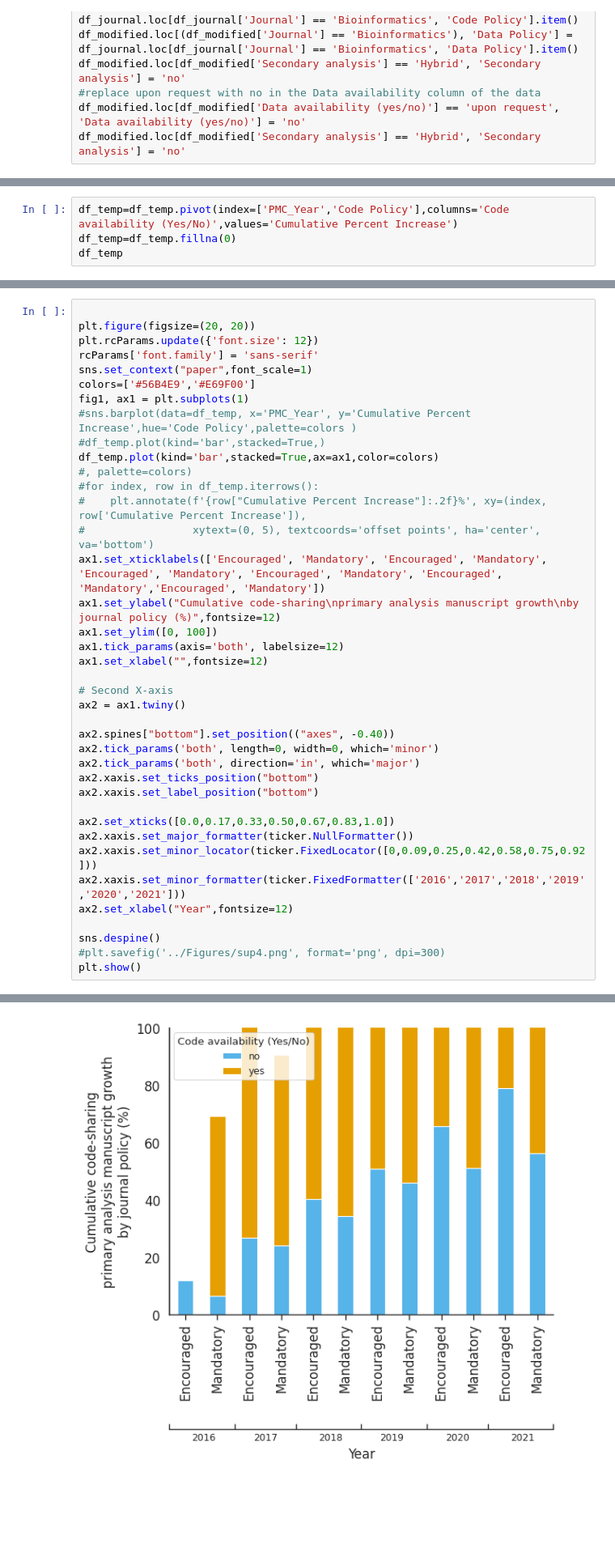
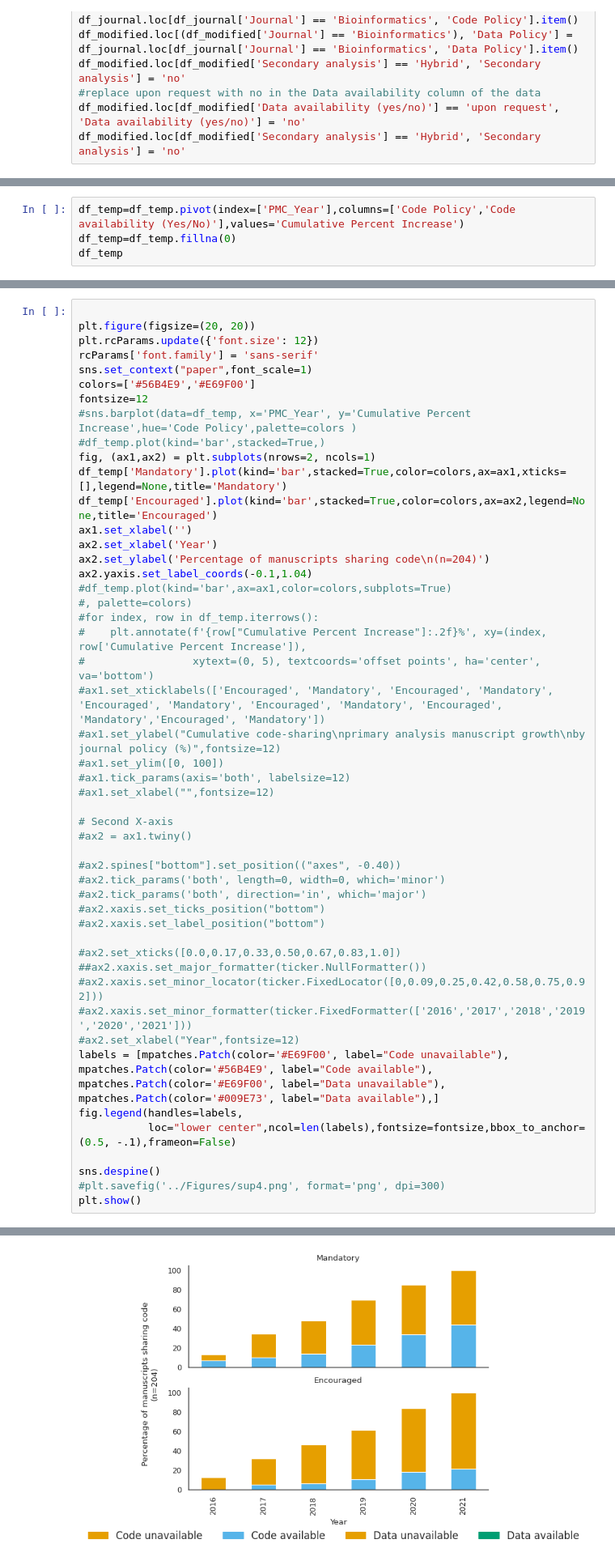
Before and after one commit to Mangul-Lab-USC/code-availability, a Jupyter notebook: notebooks/Figures.ipynb, the cells around one changed output, grey strips where cells are left out. Shown at 81% size. Cells and saved outputs as stored; diff of their text form; blank space fills up the shorter version.

Commit message:
fixed figure structure

```diff
--- a/notebooks/Figures.ipynb
+++ b/notebooks/Figures.ipynb
@@ -1184,5 +1206,5 @@ See the caveats in the documentation: https://pandas.pydata.org/pandas-docs/stab
 # %%
-df_temp=df_temp.pivot(index=['PMC_Year','Code Policy'],columns='Code availability (Yes/No)',values='Cumulative Percent Increase')
+df_temp=df_temp.pivot(index=['PMC_Year'],columns=['Code Policy','Code availability (Yes/No)'],values='Cumulative Percent Increase')
 df_temp=df_temp.fillna(0)
 df_temp
 # %% [output]
@@ -1203,45 +1220,58 @@ df_temp
 # %%
 
 plt.figure(figsize=(20, 20))
 plt.rcParams.update({'font.size': 12})
 rcParams['font.family'] = 'sans-serif'
 sns.set_context("paper",font_scale=1)
 colors=['#56B4E9','#E69F00']
-fig1, ax1 = plt.subplots(1)
+fontsize=12
 #sns.barplot(data=df_temp, x='PMC_Year', y='Cumulative Percent Increase',hue='Code Policy',palette=colors )
 #df_temp.plot(kind='bar',stacked=True,)
-df_temp.plot(kind='bar',stacked=True,ax=ax1,color=colors)
+fig, (ax1,ax2) = plt.subplots(nrows=2, ncols=1)
+df_temp['Mandatory'].plot(kind='bar',stacked=True,color=colors,ax=ax1,xticks=[],legend=None,title='Mandatory')
+df_temp['Encouraged'].plot(kind='bar',stacked=True,color=colors,ax=ax2,legend=None,title='Encouraged')
+ax1.set_xlabel('')
+ax2.set_xlabel('Year')
+ax2.set_ylabel('Percentage of manuscripts sharing code\n(n=204)')
+ax2.yaxis.set_label_coords(-0.1,1.04)
+#df_temp.plot(kind='bar',ax=ax1,color=colors,subplots=True)
 #, palette=colors)
 #for index, row in df_temp.iterrows():
 #    plt.annotate(f'{row["Cumulative Percent Increase"]:.2f}%', xy=(index, row['Cumulative Percent Increase']),
 #                 xytext=(0, 5), textcoords='offset points', ha='center', va='bottom')
-ax1.set_xticklabels(['Encouraged', 'Mandatory', 'Encouraged', 'Mandatory', 'Encouraged', 'Mandatory', 'Encouraged', 'Mandatory', 'Encouraged', 'Mandatory','Encouraged', 'Mandatory'])
-ax1.set_ylabel("Cumulative code-sharing\nprimary analysis manuscript growth\nby journal policy (%)",fontsize=12)
-ax1.set_ylim([0, 100])
-ax1.tick_params(axis='both', labelsize=12)
-ax1.set_xlabel("",fontsize=12)
+#ax1.set_xticklabels(['Encouraged', 'Mandatory', 'Encouraged', 'Mandatory', 'Encouraged', 'Mandatory', 'Encouraged', 'Mandatory', 'Encouraged', 'Mandatory','Encouraged', 'Mandatory'])
+#ax1.set_ylabel("Cumulative code-sharing\nprimary analysis manuscript growth\nby journal policy (%)",fontsize=12)
+#ax1.set_ylim([0, 100])
+#ax1.tick_params(axis='both', labelsize=12)
+#ax1.set_xlabel("",fontsize=12)
 
 # Second X-axis
-ax2 = ax1.twiny()
+#ax2 = ax1.twiny()
 
-ax2.spines["bottom"].set_position(("axes", -0.40))
-ax2.tick_params('both', length=0, width=0, which='minor')
-ax2.tick_params('both', direction='in', which='major')
-ax2.xaxis.set_ticks_position("bottom")
-ax2.xaxis.set_label_position("bottom")
+#ax2.spines["bottom"].set_position(("axes", -0.40))
+#ax2.tick_params('both', length=0, width=0, which='minor')
+#ax2.tick_params('both', direction='in', which='major')
+#ax2.xaxis.set_ticks_position("bottom")
+#ax2.xaxis.set_label_position("bottom")
 
-ax2.set_xticks([0.0,0.17,0.33,0.50,0.67,0.83,1.0])
-ax2.xaxis.set_major_formatter(ticker.NullFormatter())
-ax2.xaxis.set_minor_locator(ticker.FixedLocator([0,0.09,0.25,0.42,0.58,0.75,0.92]))
-ax2.xaxis.set_minor_formatter(ticker.FixedFormatter(['2016','2017','2018','2019','2020','2021']))
-ax2.set_xlabel("Year",fontsize=12)
+#ax2.set_xticks([0.0,0.17,0.33,0.50,0.67,0.83,1.0])
+##ax2.xaxis.set_major_formatter(ticker.NullFormatter())
+#ax2.xaxis.set_minor_locator(ticker.FixedLocator([0,0.09,0.25,0.42,0.58,0.75,0.92]))
+#ax2.xaxis.set_minor_formatter(ticker.FixedFormatter(['2016','2017','2018','2019','2020','2021']))
+#ax2.set_xlabel("Year",fontsize=12)
+labels = [mpatches.Patch(color='#E69F00', label="Code unavailable"),
+mpatches.Patch(color='#56B4E9', label="Code available"),
+mpatches.Patch(color='#E69F00', label="Data unavailable"),
+mpatches.Patch(color='#009E73', label="Data available"),]
+fig.legend(handles=labels,
+           loc="lower center",ncol=len(labels),fontsize=fontsize,bbox_to_anchor=(0.5, -.1),frameon=False)
 
 sns.despine()
 #plt.savefig('../Figures/sup4.png', format='png', dpi=300)
 plt.show()
 # %% [output]
 <Figure size 2000x2000 with 0 Axes>
-[figure, old version]
+[figure, new version]
 # %% [markdown]
 ## Figure 2f (Supp 17)
 # %%
```
Also changed, not shown: parts of 12 cells of this notebook, 1 other file.
